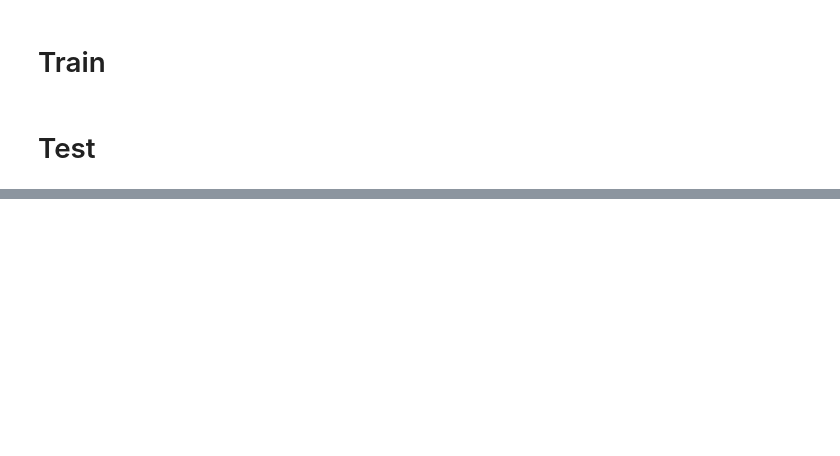
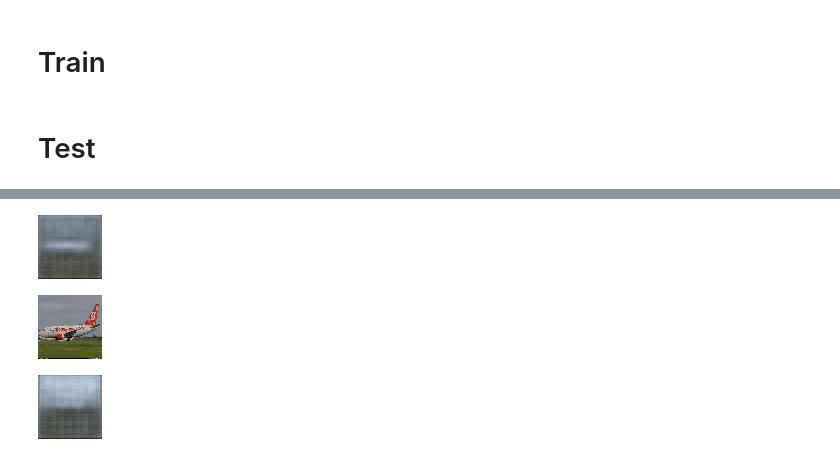
Before and after one commit to bradley-ray/implementing-deep-learn-papers, a Jupyter notebook: variational_autoencoder.ipynb, the cells around one changed output, grey strips where cells are left out. Cells and saved outputs as stored; diff of their text form; code cells hidden in the pictures; blank space fills up the shorter version.

```diff
--- a/variational_autoencoder.ipynb
+++ b/variational_autoencoder.ipynb
@@ -61,7 +83,7 @@ import torchvision.transforms as transforms
 
 train = datasets.FGVCAircraft(
     root = 'data',
-    split = 'trainval',
+    split = 'train',
     download = True,
     transform = transforms.Compose([transforms.ToTensor(),
                                     transforms.Resize((64, 64))])
@@ -106,0 +134,9 @@ train(train_loader)
+# %%
+def kl_loss(mean: torch.Tensor, log_var: torch.Tensor):
+    # paper uses sum, but wasn't really capturing variance of imgs
+    # some things online suggested balacing issue between kl loss and other loss
+
+    # using mean seemed to give "better" results.
+
+    # TODO: investigate the issue mentioned above more
+    return -0.5 * torch.mean(1 + log_var - mean.pow(2) - log_var.exp())
@@ -108,0 +193,37 @@ train(train_loader)
+# %%
+from PIL import Image
+
+def to_image(inp):
+    t = transforms.ToPILImage()
+    return t(inp.view(3, 64, 64))
+
+
+img_num = 200
+
+'''
+NOTE TO SELF:
+
+* Make sure are using trained model for testing so you don't waste 5 hrs of your
+  life again wondering why model is spitting out random noise and realize you're
+  an idiot
+'''
+
+vae.eval()
+out, mu, log_sigma = vae(train_[img_num][0].view(1, 3, 64, 64).to('cuda'))
+
+img = to_image(out)
+img
+# %% [output]
+[figure, added]
+# %%
+to_image(train[img_num][0])
+# %% [output]
+[figure, added]
+# %%
+z = get_sample(mu, log_sigma)
+dec = vae.dec
+out = dec(z)
+img = to_image(out)
+img
+# %% [output]
+[figure, added]
```
Also changed, not shown: parts of 11 cells of this notebook.
